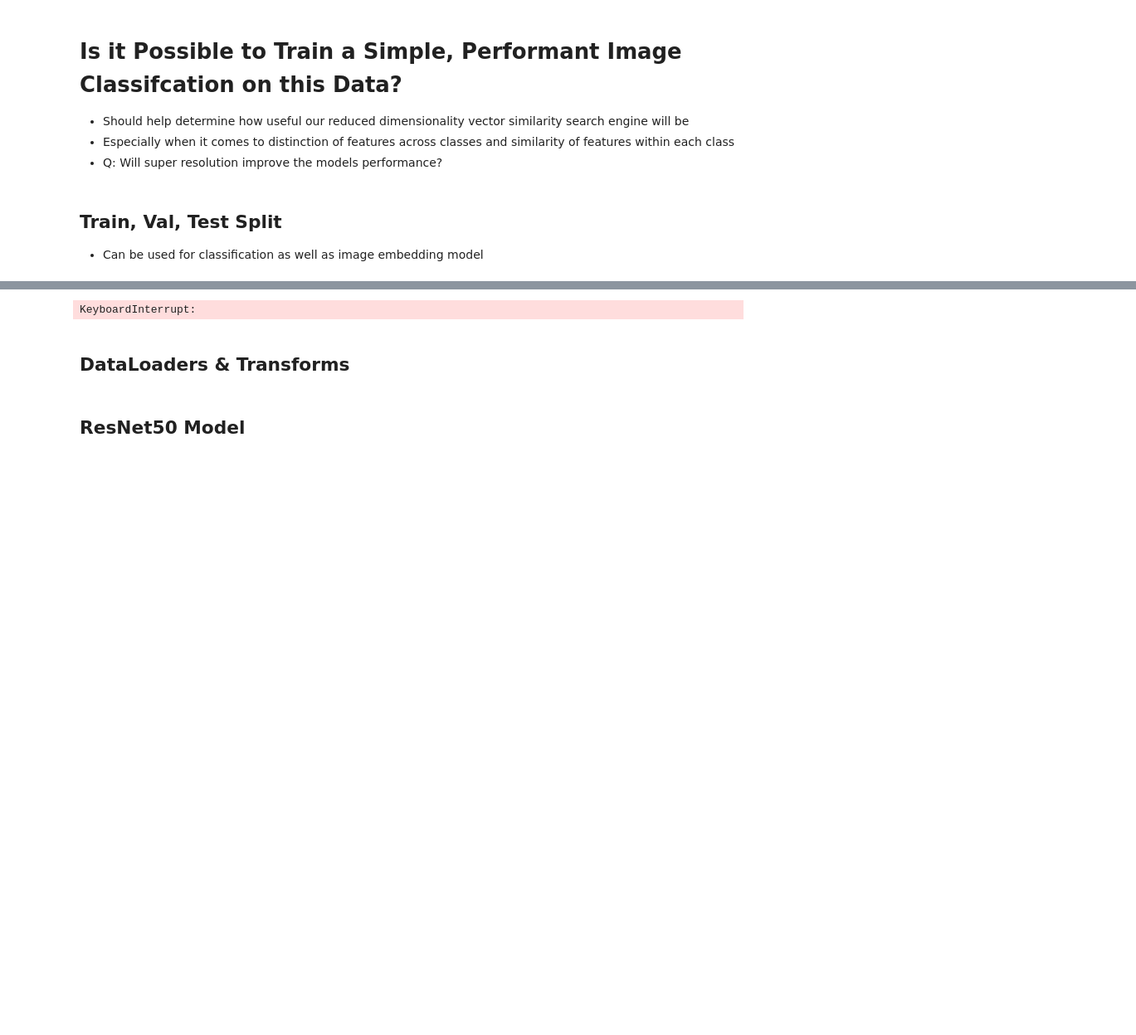
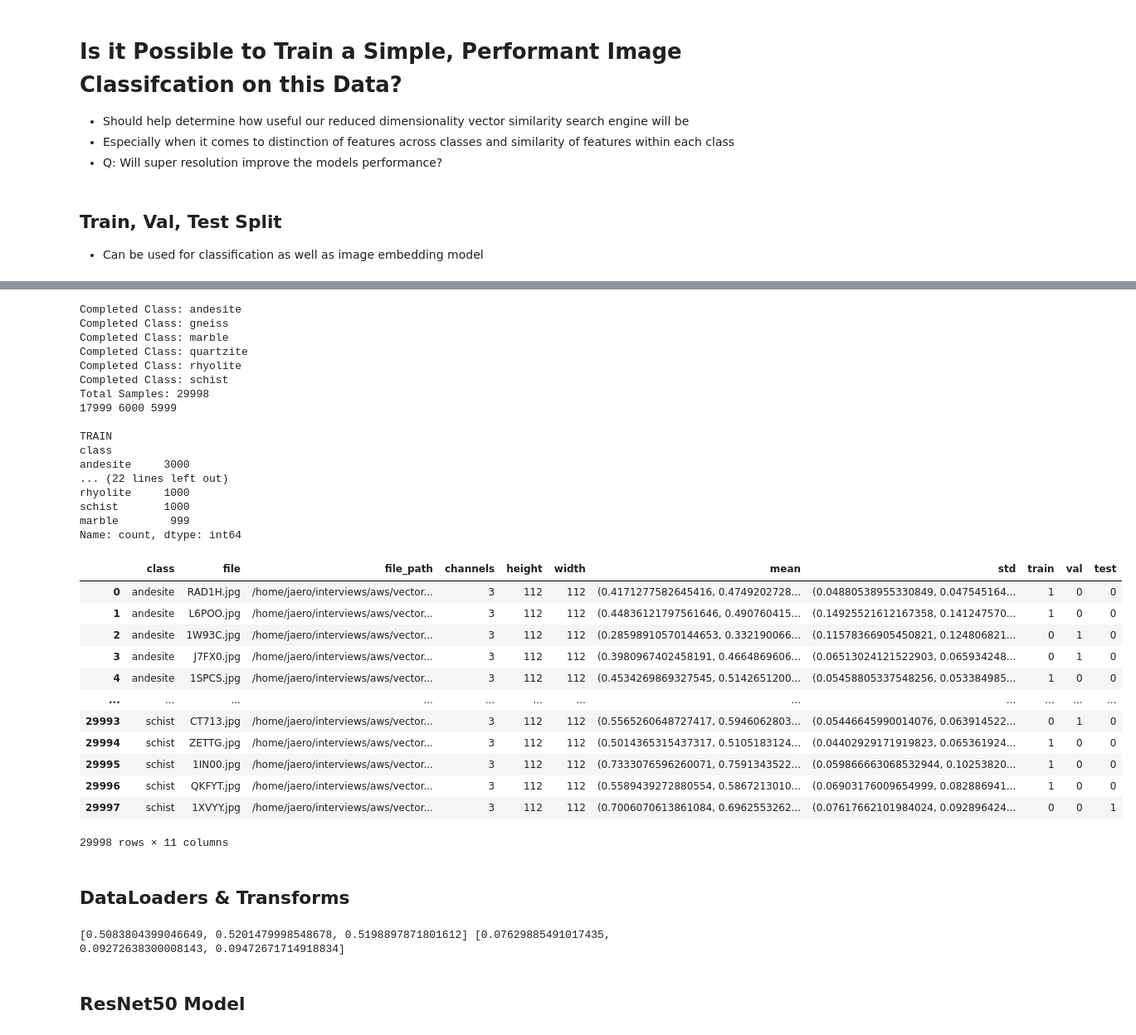
Before and after one commit to Jae-Ro/vector-search, a Jupyter notebook: notebooks/eda.ipynb, the cells around one changed output, grey strips where cells are left out. Shown at 83% size. Cells and saved outputs as stored; diff of their text form; code cells hidden in the pictures; blank space fills up the shorter version.

```diff
--- a/notebooks/eda.ipynb
+++ b/notebooks/eda.ipynb
@@ -664,8 +664,8 @@ for c in classes:
                 'channels': channel,
                 'height': h,
                 'width': w,
-                'mean': (m1.numpy(), m2.numpy(), m3.numpy()),
-                'std': (s1.numpy(), s2.numpy(), s3.numpy())
+                'mean': (float(m1.numpy()), float(m2.numpy()), float(m3.numpy())),
+                'std': (float(s1.numpy()), float(s2.numpy()), float(s3.numpy()))
             })
     print(f"Completed Class: {c}")
 
@@ -692,33 +692,62 @@ for c in classes:
     test.extend(file_paths[val_idx:test_idx])
 
 train = {f: None for f in train}
 val = {f: None for f in val}
 test = {f: None for f in test}
 
 # Update df
 for i, row in df.iterrows():
     fpath = row['file_path']
     if fpath in train: df.at[i, 'train'] = 1
     elif fpath in val: df.at[i, 'val'] = 1
     elif fpath in test: df.at[i, 'test'] = 1
 
 
 train_count = df['train'].value_counts()[1]
 val_count = df['val'].value_counts()[1]
 test_count = df['test'].value_counts()[1]
 
 print(f"Total Samples: {len(df.index)}")
 print(train_count, val_count, test_count)
 assert len(df.index) == train_count + val_count + test_count
 
 print(f"\nTRAIN\n{df[df['train'].eq(1)]['class'].value_counts()}\n")
 print(f"VALIDATION\n{df[df['val'].eq(1)]['class'].value_counts()}\n")
 print(f"TEST\n{df[df['test'].eq(1)]['class'].value_counts()}\n")
 
 # save df split
 df.to_csv(os.path.join(DATA_DIR, 'train_val_test_splits', 'data_split-super.csv'), index=False)
 df
 # %% [output]
-KeyboardInterrupt:
+Completed Class: andesite
+Completed Class: gneiss
+Completed Class: marble
+Completed Class: quartzite
+Completed Class: rhyolite
+Completed Class: schist
+Total Samples: 29998
+17999 6000 5999
+
+TRAIN
+class
+andesite     3000
+... (22 lines left out)
+rhyolite     1000
+schist       1000
+marble        999
+Name: count, dtype: int64
+|  | class | file | file_path | channels | height | width | mean | std | train | val | test |
+| 0 | andesite | RAD1H.jpg | /home/jaero/interviews/aws/vector... | 3 | 112 | 112 | (0.4171277582645416, 0.4749202728... | (0.04880538955330849, 0.047545164... | 1 | 0 | 0 |
+| 1 | andesite | L6POO.jpg | /home/jaero/interviews/aws/vector... | 3 | 112 | 112 | (0.44836121797561646, 0.490760415... | (0.14925521612167358, 0.141247570... | 1 | 0 | 0 |
+| 2 | andesite | 1W93C.jpg | /home/jaero/interviews/aws/vector... | 3 | 112 | 112 | (0.28598910570144653, 0.332190066... | (0.11578366905450821, 0.124806821... | 0 | 1 | 0 |
+| 3 | andesite | J7FX0.jpg | /home/jaero/interviews/aws/vector... | 3 | 112 | 112 | (0.3980967402458191, 0.4664869606... | (0.06513024121522903, 0.065934248... | 0 | 1 | 0 |
+| 4 | andesite | 1SPCS.jpg | /home/jaero/interviews/aws/vector... | 3 | 112 | 112 | (0.4534269869327545, 0.5142651200... | (0.05458805337548256, 0.053384985... | 1 | 0 | 0 |
+| ... | ... | ... | ... | ... | ... | ... | ... | ... | ... | ... | ... |
+| 29993 | schist | CT713.jpg | /home/jaero/interviews/aws/vector... | 3 | 112 | 112 | (0.5565260648727417, 0.5946062803... | (0.05446645990014076, 0.063914522... | 0 | 1 | 0 |
+| 29994 | schist | ZETTG.jpg | /home/jaero/interviews/aws/vector... | 3 | 112 | 112 | (0.5014365315437317, 0.5105183124... | (0.04402929171919823, 0.065361924... | 1 | 0 | 0 |
+| 29995 | schist | 1IN00.jpg | /home/jaero/interviews/aws/vector... | 3 | 112 | 112 | (0.7333076596260071, 0.7591343522... | (0.059866663068532944, 0.10253820... | 1 | 0 | 0 |
+| 29996 | schist | QKFYT.jpg | /home/jaero/interviews/aws/vector... | 3 | 112 | 112 | (0.5589439272880554, 0.5867213010... | (0.06903176009654999, 0.082886941... | 1 | 0 | 0 |
+| 29997 | schist | 1XVYY.jpg | /home/jaero/interviews/aws/vector... | 3 | 112 | 112 | (0.7006070613861084, 0.6962553262... | (0.07617662101984024, 0.092896424... | 0 | 0 | 1 |
+29998 rows × 11 columns
 # %%
 class GeoDataset(Dataset):
@@ -749,24 +793,35 @@ class GeoDataset(Dataset):
 # %%
+df = pd.read_csv(os.path.join(DATA_DIR, 'train_val_test_splits/data_split-original.csv'))
+
 df_train = df[df['train'].eq(1)]
 df_val = df[df['val'].eq(1)]
 df_test = df[df['test'].eq(1)]
 
-train_mean, train_std = df_train['mean'].mean(), df_train['std'].mean()
-val_mean, val_std = df_val['mean'].mean(), df_val['std'].mean()
-test_mean, test_std = df_test['mean'].mean(), df_test['std'].mean()
+train_mean, train_std = calc_mean_from_tup_list(df_train['mean'].to_list()), calc_mean_from_tup_list(df_train['std'].to_list())
+# val_mean, val_std = calc_mean_from_tup_list(df_val['mean'].to_list()), calc_mean_from_tup_list(df_val['std'].to_list())
+# test_mean, test_std = calc_mean_from_tup_list(df_test['mean'].to_list()), calc_mean_from_tup_list(df_test['std'].to_list())
 
-train_transforms = T.Compose([
+print(train_mean, train_std)
+
+# train_transforms = T.Compose([
+#     T.ToTensor(),
+#     T.Normalize(mean=train_mean, std=train_std)
+# ])
+# val_transforms = T.Compose([
+#     T.ToTensor(),
+#     T.Normalize(mean=val_mean, std=val_std)
+# ])
+# test_transforms = T.Compose([
+#     T.ToTensor(),
+#     T.Normalize(mean=test_mean, std=test_std)
+# ])
+
+transforms = T.Compose([
     T.ToTensor(),
-    T.Normalize(mean=[train_mean], std=[train_std])
+    T.Normalize(mean=train_mean, std=train_std)
 ])
-val_transforms = T.Compose([
-    T.ToTensor(),
-    T.Normalize(mean=[val_mean], std=[val_std])
-])
-test_transforms = T.Compose([
-    T.ToTensor(),
-    T.Normalize(mean=[test_mean], std=[test_std])
-])
+# %% [output]
+[0.5083804399046649, 0.5201479998548678, 0.5198897871801612] [0.07629885491017435, 0.09272638300008143, 0.09472671714918834]
 # %% [markdown]
 ## ResNet50 Model
 # %%
```
Also changed, not shown: parts of 7 cells of this notebook, 2 other files.
